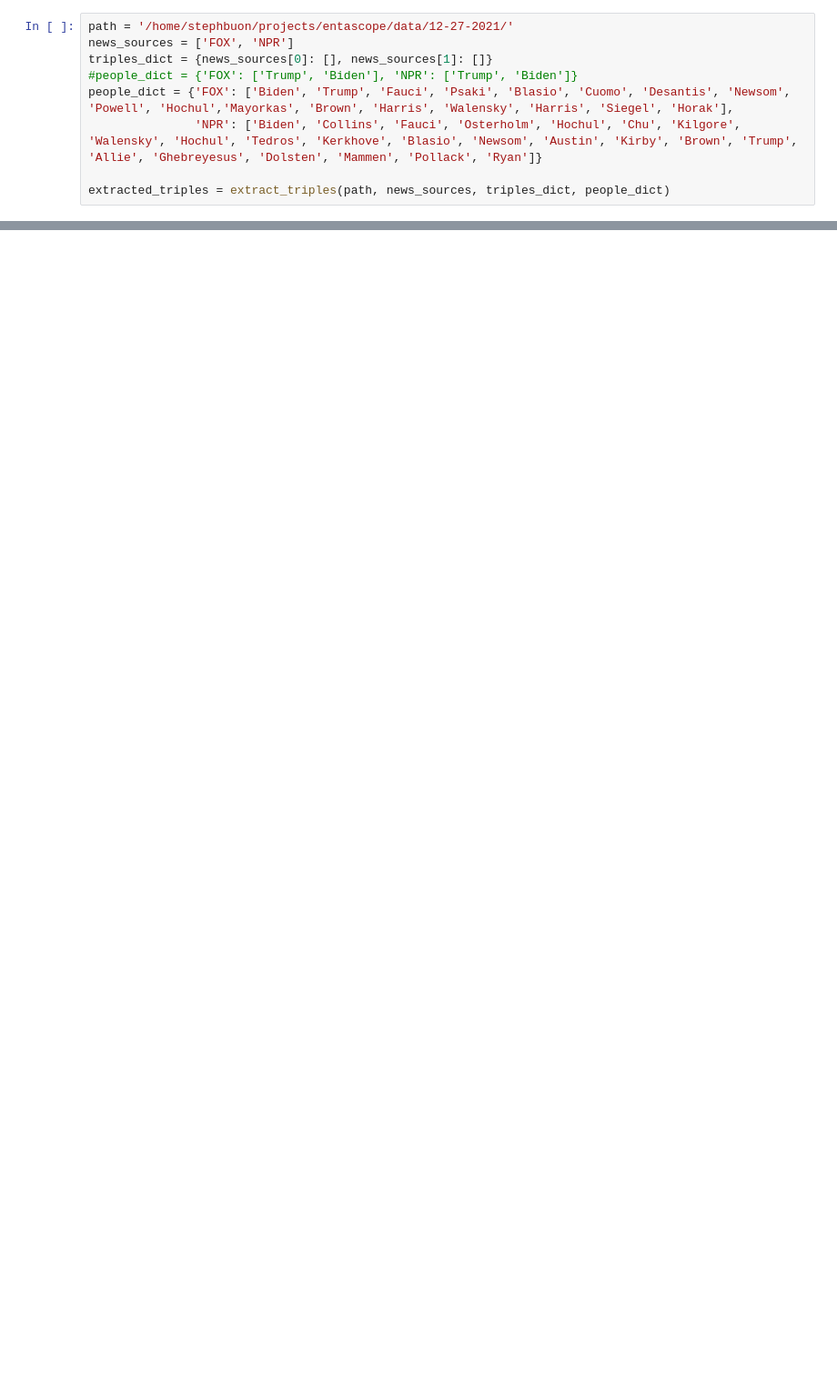
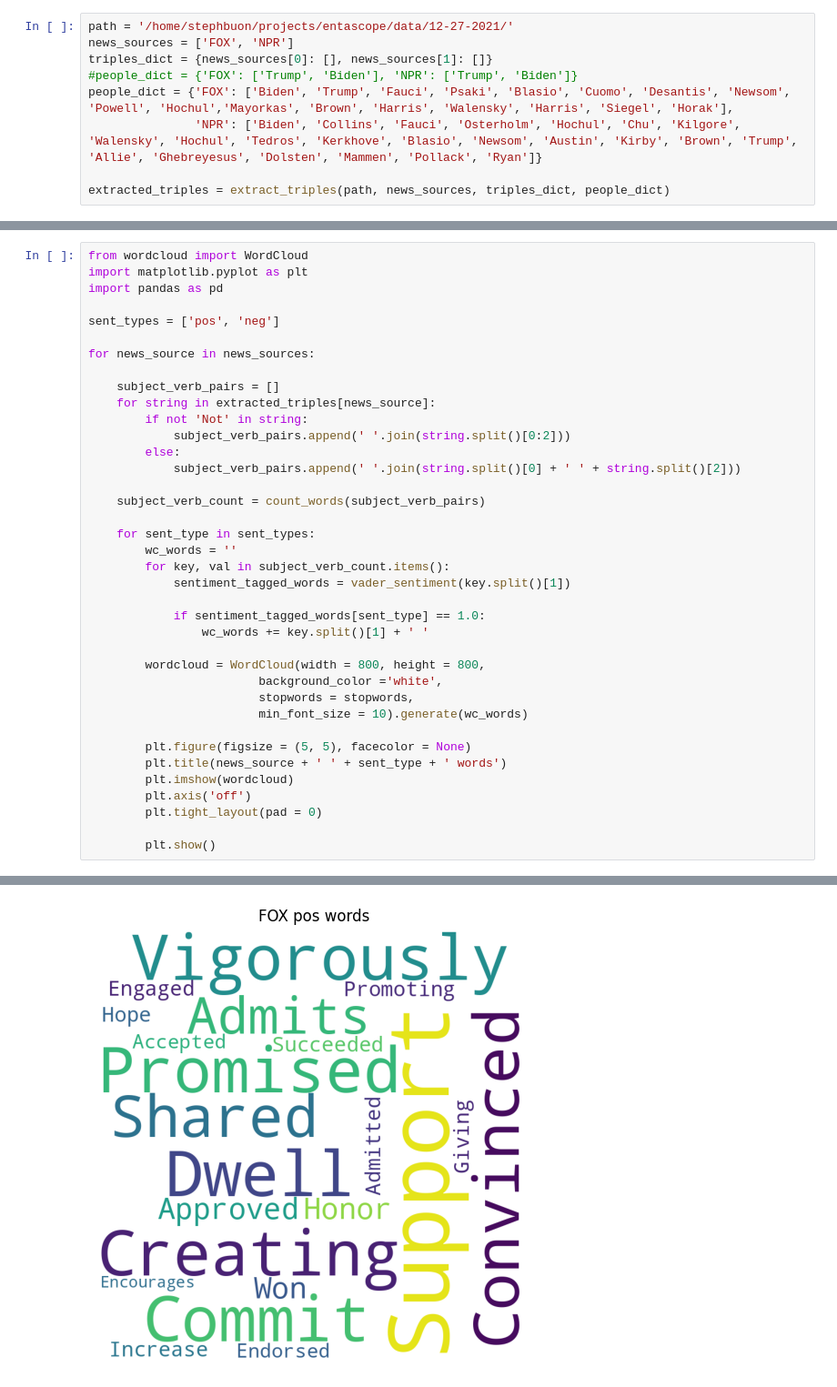
Before and after one commit to stephbuon/entascope, a Jupyter notebook: triples.ipynb, the cells around one changed output, grey strips where cells are left out. Shown at 91% size. Saved outputs shown, nothing was run; the diff lists cells and outputs as text; blank space fills up the shorter version.

```diff
--- a/triples.ipynb
+++ b/triples.ipynb
@@ -84,0 +92,39 @@ Siegel Has 2
+# %%
+from wordcloud import WordCloud
+import matplotlib.pyplot as plt
+import pandas as pd
+
+sent_types = ['pos', 'neg']
+
+for news_source in news_sources:
+
+    subject_verb_pairs = []
+    for string in extracted_triples[news_source]:
+        if not 'Not' in string:
+            subject_verb_pairs.append(' '.join(string.split()[0:2]))
+        else:
+            subject_verb_pairs.append(' '.join(string.split()[0] + ' ' + string.split()[2]))
+
+    subject_verb_count = count_words(subject_verb_pairs)
+
+    for sent_type in sent_types:
+        wc_words = ''
+        for key, val in subject_verb_count.items():
+            sentiment_tagged_words = vader_sentiment(key.split()[1])
+
+            if sentiment_tagged_words[sent_type] == 1.0:
+                wc_words += key.split()[1] + ' '
+
+        wordcloud = WordCloud(width = 800, height = 800,
+                        background_color ='white',
+                        stopwords = stopwords,
+                        min_font_size = 10).generate(wc_words)
+
+        plt.figure(figsize = (5, 5), facecolor = None)
+        plt.title(news_source + ' ' + sent_type + ' words')
+        plt.imshow(wordcloud)
+        plt.axis('off')
+        plt.tight_layout(pad = 0)
+
+        plt.show()
+# %% [output]
@@ -84,0 +148 @@ Siegel Has 2
+[figure, added]
```
Also changed, not shown: parts of 8 cells of this notebook, 2 other files.
